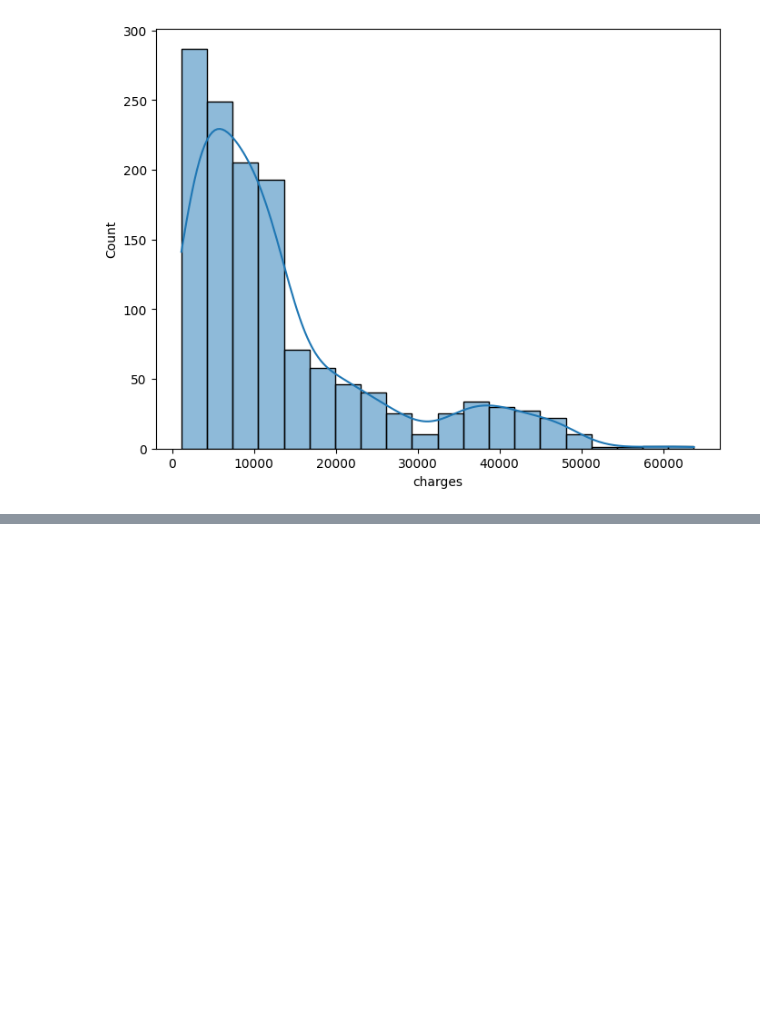
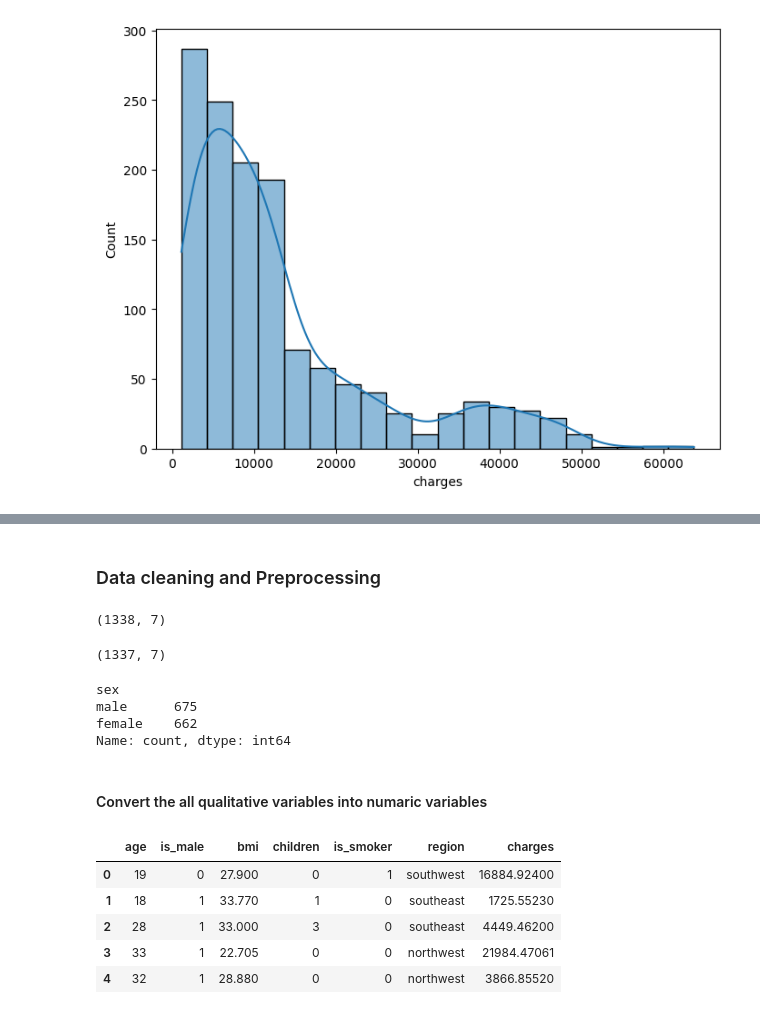
Before and after one commit to khalidkhankakar/Hands-on-Machine-Learning, a Jupyter notebook: mini project 1/main.ipynb, the cells around one changed output, grey strips where cells are left out. Drawn from its saved outputs; the diff is of its cells as text; code cells hidden in the pictures; blank space fills up the shorter version.

Commit message:
implement data cleaning for insurance data

```diff
--- a/mini project 1/main.ipynb
+++ b/mini project 1/main.ipynb
@@ -80,0 +99,21 @@ for col in nums_columns:
+# %% [markdown]
+### Data cleaning and Preprocessing
+# %%
+new_df = df.copy()
+new_df.shape
+# %% [output]
+(1338, 7)
+# %%
+new_df.drop_duplicates(inplace=True)
+new_df.shape
+# %% [output]
+(1337, 7)
+# %%
+new_df['sex'].value_counts()
+# %% [output]
+sex
+male      675
+female    662
+Name: count, dtype: int64
+# %% [markdown]
+#### Convert the all qualitative variables into numaric variables
@@ -80,0 +124,13 @@ for col in nums_columns:
+# %%
+new_df.rename(columns={
+    'sex':'is_male',
+    'smoker':'is_smoker'
+}, inplace=True)
+new_df.head()
+# %% [output]
+|  | age | is_male | bmi | children | is_smoker | region | charges |
+| 0 | 19 | 0 | 27.900 | 0 | 1 | southwest | 16884.92400 |
+| 1 | 18 | 1 | 33.770 | 1 | 0 | southeast | 1725.55230 |
+| 2 | 28 | 1 | 33.000 | 3 | 0 | southeast | 4449.46200 |
+| 3 | 33 | 1 | 22.705 | 0 | 0 | northwest | 21984.47061 |
+| 4 | 32 | 1 | 28.880 | 0 | 0 | northwest | 3866.85520 |
```
Also changed, not shown: parts of 7 cells of this notebook.
